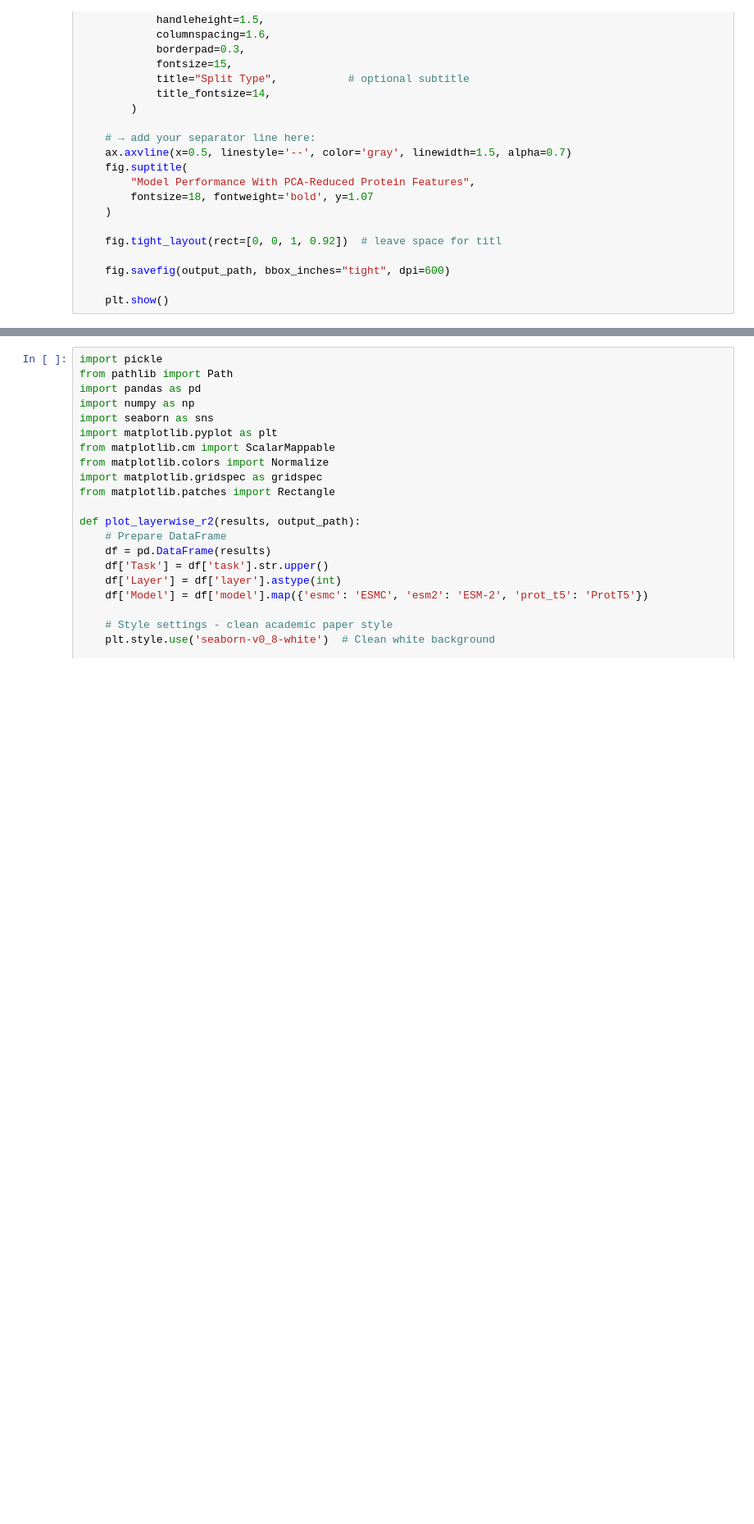
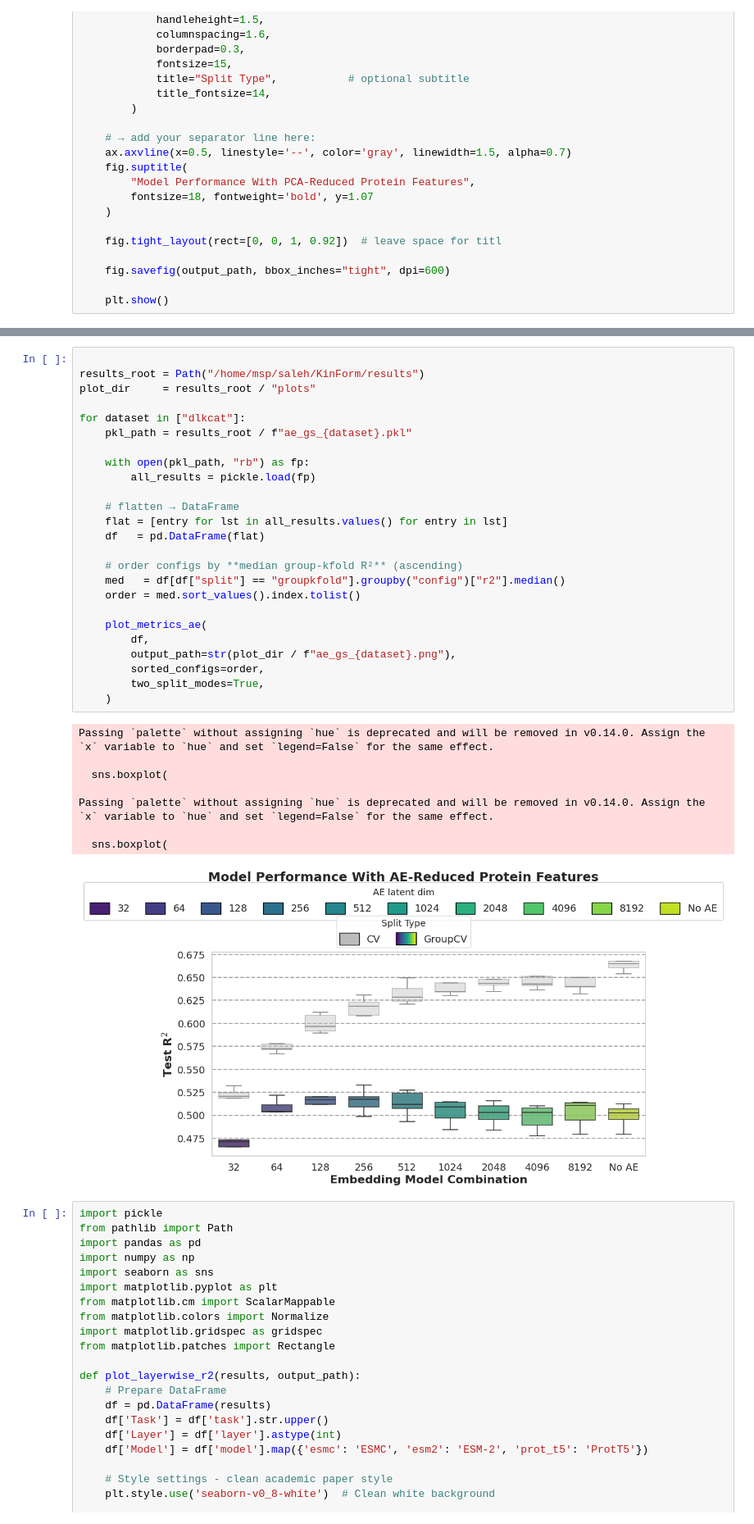
Before and after one commit to Digital-Metabolic-Twin-Centre/KinForm, a Jupyter notebook: code/plots/plots.ipynb, the cells around one changed output, grey strips where cells are left out. Shown: that part at 82% size. Cells and saved outputs as stored; diff of their text form; blank space fills up the shorter version.

```diff
--- a/code/plots/plots.ipynb
+++ b/code/plots/plots.ipynb
@@ -674,3 +860,37 @@ for dataset in ['eitlem', 'dlkcat']:
+# %%
+
+results_root = Path("/home/msp/saleh/KinForm/results")
+plot_dir     = results_root / "plots"
+
+for dataset in ["dlkcat"]:
+    pkl_path = results_root / f"ae_gs_{dataset}.pkl"
+
+    with open(pkl_path, "rb") as fp:
+        all_results = pickle.load(fp)
+
+    # flatten → DataFrame
+    flat = [entry for lst in all_results.values() for entry in lst]
+    df   = pd.DataFrame(flat)
+
+    # order configs by **median group-kfold R²** (ascending)
+    med   = df[df["split"] == "groupkfold"].groupby("config")["r2"].median()
+    order = med.sort_values().index.tolist()
+
+    plot_metrics_ae(
+        df,
+        output_path=str(plot_dir / f"ae_gs_{dataset}.png"),
+        sorted_configs=order,
+        two_split_modes=True,
+    )
+# %% [output]
+Passing `palette` without assigning `hue` is deprecated and will be removed in v0.14.0. Assign the `x` variable to `hue` and set `legend=False` for the same effect.
+
+  sns.boxplot(
+
+Passing `palette` without assigning `hue` is deprecated and will be removed in v0.14.0. Assign the `x` variable to `hue` and set `legend=False` for the same effect.
+
+  sns.boxplot(
+[figure, added]
 # %%
 import pickle
 from pathlib import Path
```
Also changed, not shown: parts of 8 cells of this notebook, 28 other files.
